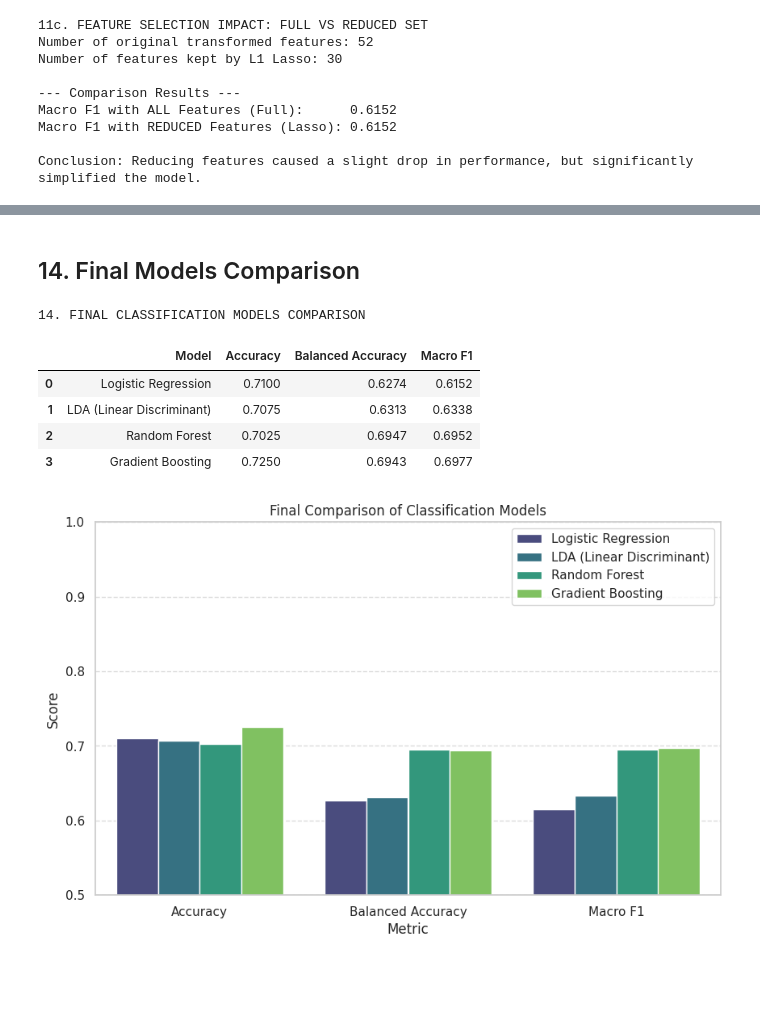
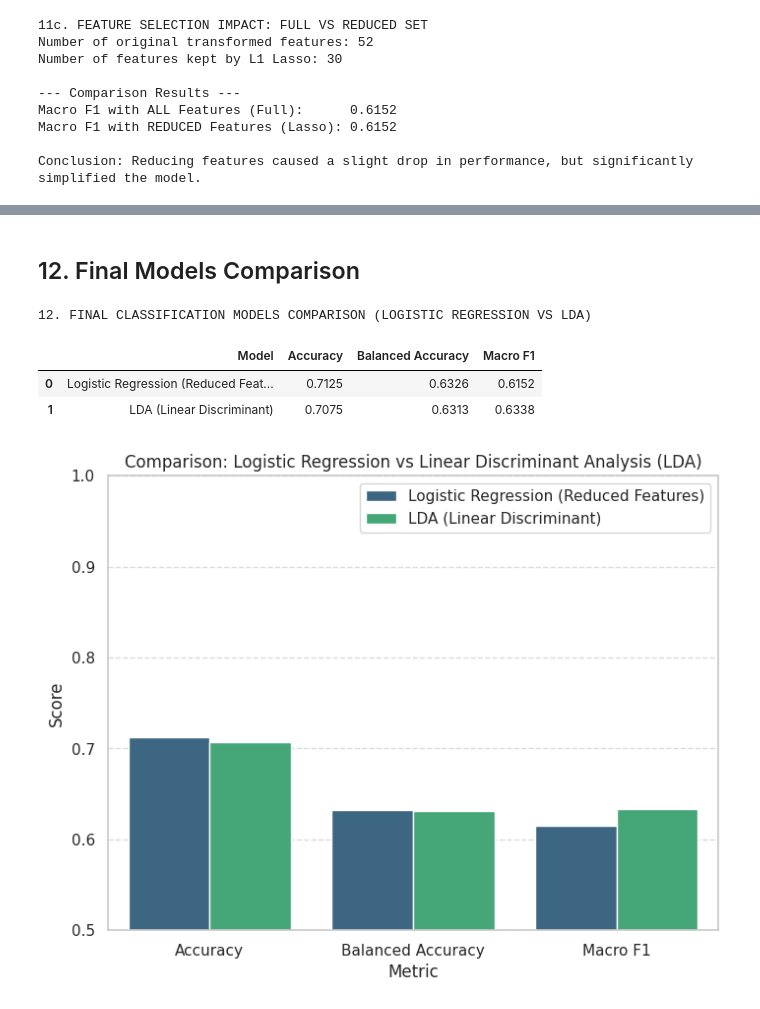
Before and after one commit to nwaryszak/APRAU, a Jupyter notebook: APRAU_Project1_Kacper.ipynb, the cells around one changed output, grey strips where cells are left out. Drawn from its saved outputs; the diff is of its cells as text; code cells hidden in the pictures; blank space fills up the shorter version.

```diff
--- a/APRAU_Project1_Kacper.ipynb
+++ b/APRAU_Project1_Kacper.ipynb
@@ -1545,7 +1596,7 @@ Patients in this group are often misclassified as the majority class (HT). This
 # %% [markdown]
 ## 11c. Section 5 Requirement: Full Features vs Reduced Features (Lasso Selection)
 # %%
-print("11c. FEATURE SELECTION IMPACT: FULL VS REDUCED SET")
+print("\n11c. FEATURE SELECTION IMPACT: FULL VS REDUCED SET")
 
 kept_features = [f for f in all_feature_names if f not in eliminated_features]
 
@@ -1560,14 +1611,20 @@ feature_mask = [True if f in kept_features else False for f in all_feature_names
 X_train_reduced = X_train_transformed[:, feature_mask]
 X_test_reduced = X_test_transformed[:, feature_mask]
 
+# Baseline model with ALL features
 logreg_full = LogisticRegression(max_iter=3000, random_state=RANDOM_STATE)
 logreg_full.fit(X_train_transformed, y_train_clf)
 y_pred_full = logreg_full.predict(X_test_transformed)
 f1_full = f1_score(y_test_clf, y_pred_full, average="macro")
 
+# Model with REDUCED features (Noise eliminated by Lasso)
 logreg_reduced = LogisticRegression(max_iter=3000, random_state=RANDOM_STATE)
 logreg_reduced.fit(X_train_reduced, y_train_clf)
 y_pred_reduced = logreg_reduced.predict(X_test_reduced)
+
+# Calculate metrics for the reduced model to use in final comparison
+acc_reduced = accuracy_score(y_test_clf, y_pred_reduced)
+bacc_reduced = balanced_accuracy_score(y_test_clf, y_pred_reduced)
 f1_reduced = f1_score(y_test_clf, y_pred_reduced, average="macro")
 
 print("\n--- Comparison Results ---")
@@ -1738,51 +1652,37 @@ Ongoing Challenge: Despite being a powerful non-linear model, it still struggles
 # %% [markdown]
-## 14. Final Models Comparison
+## 12. Final Models Comparison
 # %%
-print("14. FINAL CLASSIFICATION MODELS COMPARISON")
+print("\n12. FINAL CLASSIFICATION MODELS COMPARISON (LOGISTIC REGRESSION VS LDA)")
 
 final_comparison = pd.DataFrame([
     {
-        "Model": "Logistic Regression",
-        "Accuracy": 0.7100,
-        "Balanced Accuracy": 0.6274,
-        "Macro F1": 0.6152
+        "Model": "Logistic Regression (Reduced Features)",
+        "Accuracy": round(acc_reduced, 4),
+        "Balanced Accuracy": round(bacc_reduced, 4),
+        "Macro F1": round(f1_reduced, 4)
     },
     {
         "Model": "LDA (Linear Discriminant)",
         "Accuracy": round(lda_acc, 4),
         "Balanced Accuracy": round(lda_bacc, 4),
         "Macro F1": round(lda_f1, 4)
-    },
-    {
-        "Model": "Random Forest",
-        "Accuracy": round(accuracy_score(y_test_clf, y_pred_rf), 4),
-        "Balanced Accuracy": round(balanced_accuracy_score(y_test_clf, y_pred_rf), 4),
-        "Macro F1": round(f1_score(y_test_clf, y_pred_rf, average="macro"), 4)
-    },
-    {
-        "Model": "Gradient Boosting",
-        "Accuracy": round(gb_acc, 4),
-        "Balanced Accuracy": round(gb_bacc, 4),
-        "Macro F1": round(gb_f1, 4)
     }
 ])
 
 display(final_comparison)
 
-plt.figure(figsize=(10, 6))
+plt.figure(figsize=(8, 6))
 final_comparison_melted = final_comparison.melt(id_vars="Model", var_name="Metric", value_name="Score")
 sns.barplot(data=final_comparison_melted, x="Metric", y="Score", hue="Model", palette="viridis")
-plt.title("Final Comparison of Classification Models")
+plt.title("Comparison: Logistic Regression vs Linear Discriminant Analysis (LDA)")
 plt.ylim(0.5, 1.0)
 plt.ylabel("Score")
 plt.legend(loc='upper right')
 plt.grid(axis='y', linestyle='--', alpha=0.7)
 plt.show()
 # %% [output]
-14. FINAL CLASSIFICATION MODELS COMPARISON
+12. FINAL CLASSIFICATION MODELS COMPARISON (LOGISTIC REGRESSION VS LDA)
 |  | Model | Accuracy | Balanced Accuracy | Macro F1 |
-| 0 | Logistic Regression | 0.7100 | 0.6274 | 0.6152 |
+| 0 | Logistic Regression (Reduced Feat... | 0.7125 | 0.6326 | 0.6152 |
 | 1 | LDA (Linear Discriminant) | 0.7075 | 0.6313 | 0.6338 |
-| 2 | Random Forest | 0.7025 | 0.6947 | 0.6952 |
-| 3 | Gradient Boosting | 0.7250 | 0.6943 | 0.6977 |
-[figure, old version]
+[figure, new version]
```
Also changed, not shown: parts of 16 cells of this notebook.
